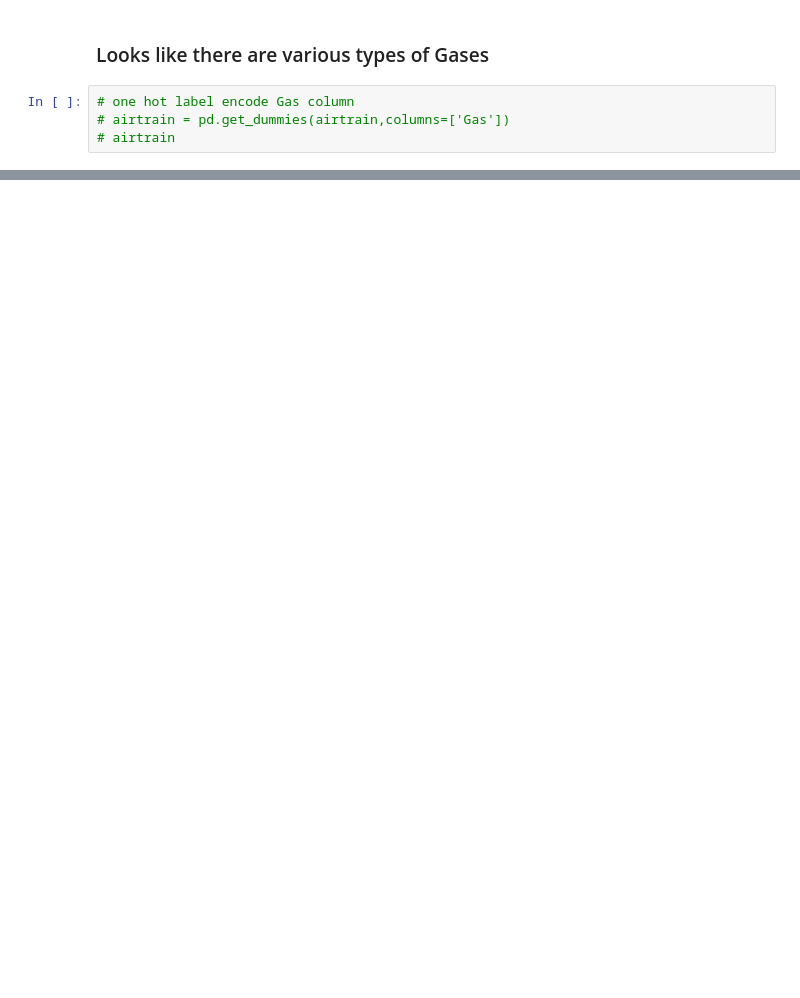
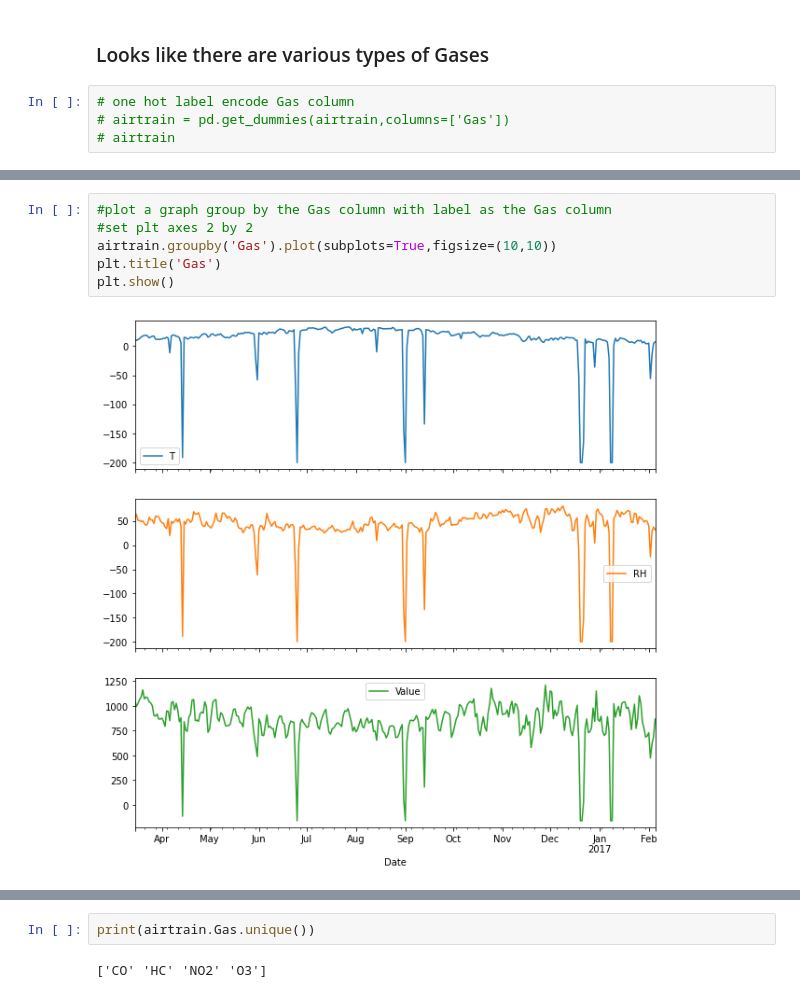
Before and after one commit to JoelPoah/AIMLCA2, a Jupyter notebook: TimeSeries_PartA/TimeSeries.ipynb, the cells around one changed output, grey strips where cells are left out. Cells and saved outputs as stored; diff of their text form; blank space fills up the shorter version.

```diff
--- a/TimeSeries_PartA/TimeSeries.ipynb
+++ b/TimeSeries_PartA/TimeSeries.ipynb
@@ -47,0 +49,8 @@ plt.show()
+# %%
+#plot a graph group by the Gas column with label as the Gas column
+#set plt axes 2 by 2
+airtrain.groupby('Gas').plot(subplots=True,figsize=(10,10))
+plt.title('Gas')
+plt.show()
+# %% [output]
+[figure, added]
@@ -47,0 +60,4 @@ plt.show()
+# %%
+print(airtrain.Gas.unique())
+# %% [output]
+['CO' 'HC' 'NO2' 'O3']
```
Also changed, not shown: parts of 21 cells of this notebook, 1 other file.
